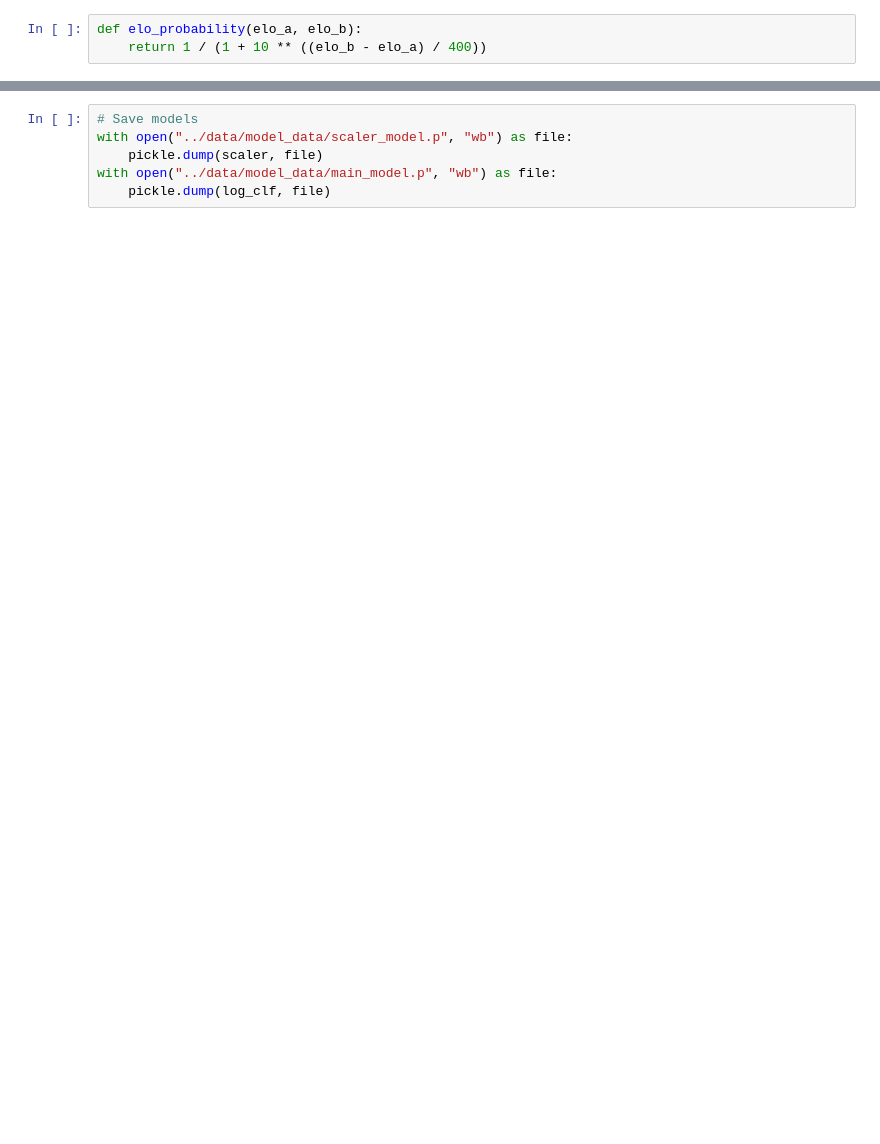
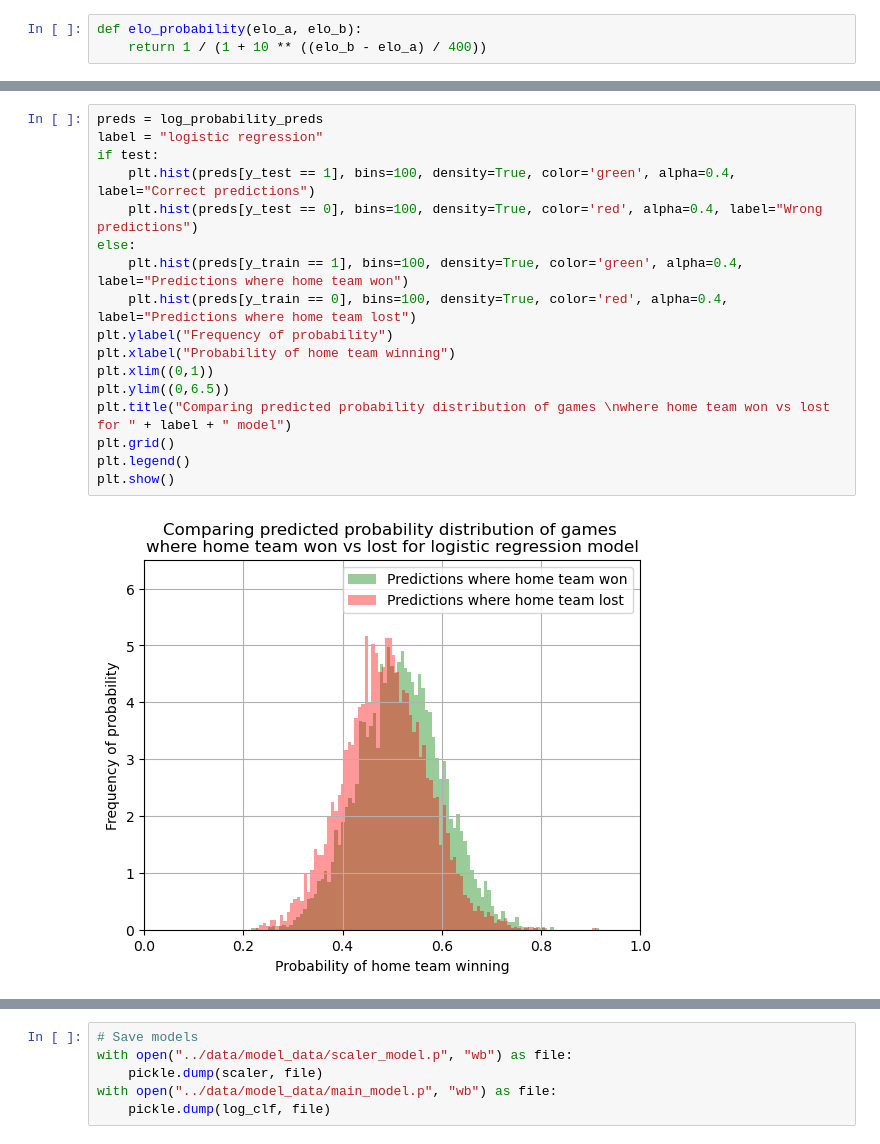
Before and after one commit to lucaspauker/mlb-stats, a Jupyter notebook: scripts/Modeling.ipynb, the cells around one changed output, grey strips where cells are left out. Saved outputs shown, nothing was run; the diff lists cells and outputs as text; blank space fills up the shorter version.

Commit message:
Update model and add about page

```diff
--- a/scripts/Modeling.ipynb
+++ b/scripts/Modeling.ipynb
@@ -124,3 +268,22 @@ Precision: 0.603355132214956
+# %%
+preds = log_probability_preds
+label = "logistic regression"
+if test:
+    plt.hist(preds[y_test == 1], bins=100, density=True, color='green', alpha=0.4, label="Correct predictions")
+    plt.hist(preds[y_test == 0], bins=100, density=True, color='red', alpha=0.4, label="Wrong predictions")
+else:
+    plt.hist(preds[y_train == 1], bins=100, density=True, color='green', alpha=0.4, label="Predictions where home team won")
+    plt.hist(preds[y_train == 0], bins=100, density=True, color='red', alpha=0.4, label="Predictions where home team lost")
+plt.ylabel("Frequency of probability")
+plt.xlabel("Probability of home team winning")
+plt.xlim((0,1))
+plt.ylim((0,6.5))
+plt.title("Comparing predicted probability distribution of games \nwhere home team won vs lost for " + label + " model")
+plt.grid()
+plt.legend()
+plt.show()
+# %% [output]
+[figure, added]
 # %%
 log_clf.coef_, log_clf.intercept_
 # %% [output]
```
Also changed, not shown: parts of 20 cells of this notebook, 28 other files.
